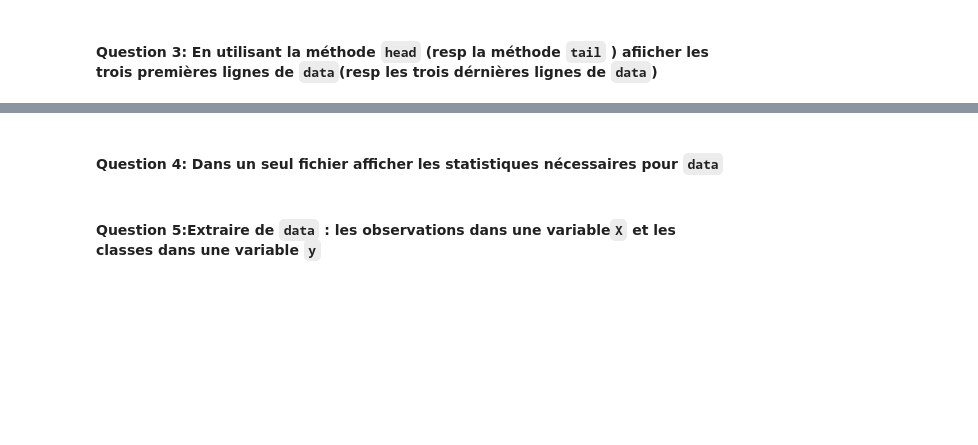
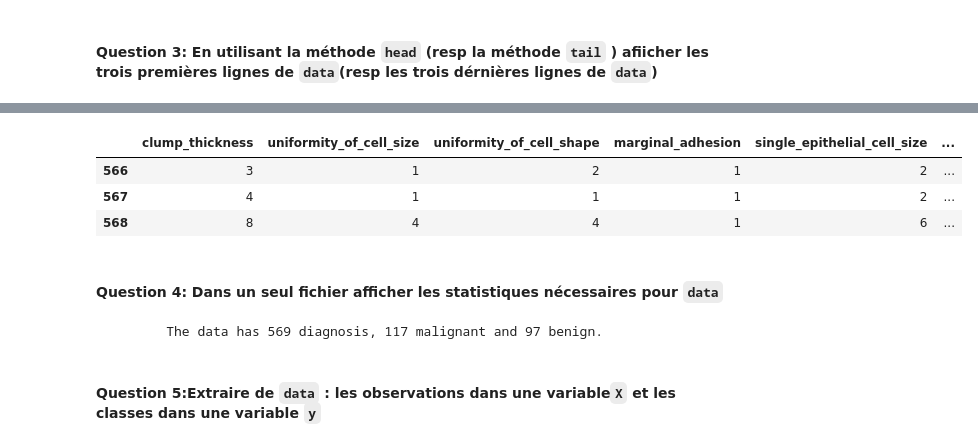
Before and after one commit to aymenchabbouh/machine_learning_project, a Jupyter notebook: Projet_Final_4CINFOGL1.ipynb, the cells around one changed output, grey strips where cells are left out. Drawn from its saved outputs; the diff is of its cells as text; code cells hidden in the pictures; blank space fills up the shorter version.

```diff
--- a/Projet_Final_4CINFOGL1.ipynb
+++ b/Projet_Final_4CINFOGL1.ipynb
@@ -33,4 +64,17 @@ import matplotlib.pyplot as plt
+# %%
+data.tail(3)
+# %% [output]
+|  | clump_thickness | uniformity_of_cell_size | uniformity_of_cell_shape | marginal_adhesion | single_epithelial_cell_size | ... |
+| 566 | 3 | 1 | 2 | 1 | 2 | ... |
+| 567 | 4 | 1 | 1 | 1 | 2 | ... |
+| 568 | 8 | 4 | 4 | 1 | 6 | ... |
 # %% [markdown]
 #### Question 4: Dans un seul fichier afficher les statistiques nécessaires pour `data`
+# %%
+diagnosis_all = list(data.shape)[0]
+diagnosis_categories = list(data['clump_thickness'].value_counts())
+print("\n \t The data has {} diagnosis, {} malignant and {} benign.".format(diagnosis_all, diagnosis_categories[0],  diagnosis_categories[1]))
+# %% [output]
+         The data has 569 diagnosis, 117 malignant and 97 benign.
 # %% [markdown]
 #### Question 5:Extraire de `data` : les observations dans une variable`X` et les classes dans une variable `y`
```
Also changed, not shown: parts of 27 cells of this notebook.
